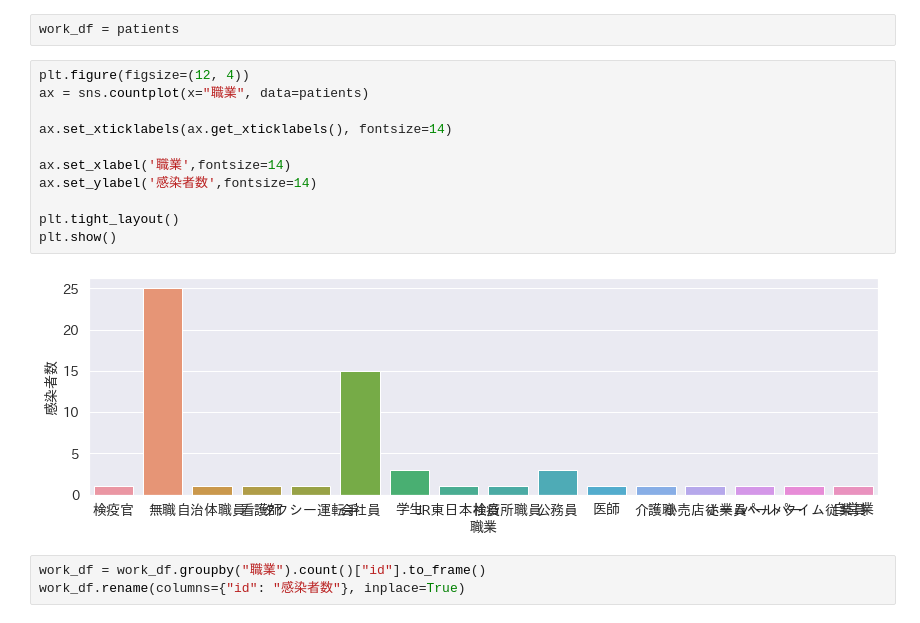
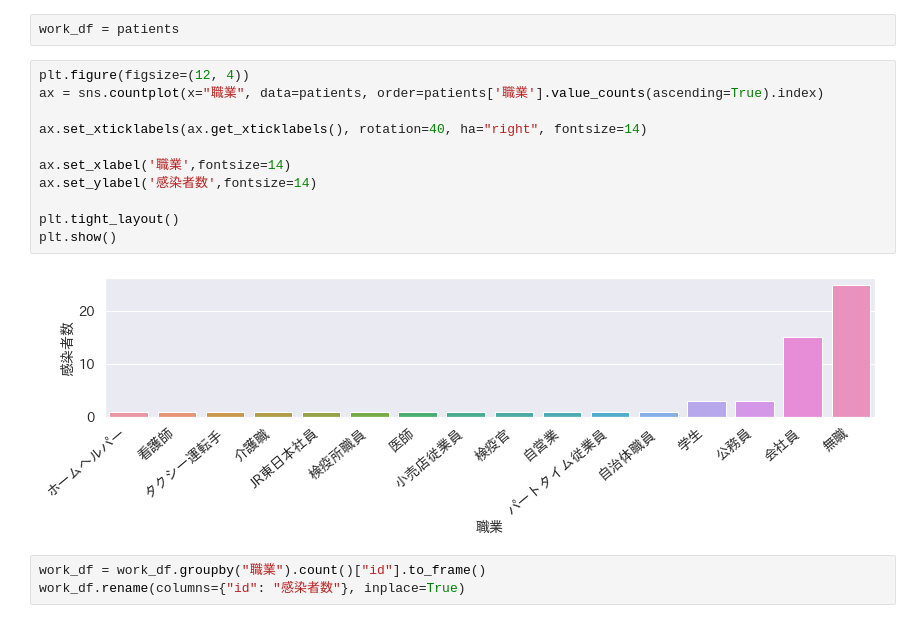
Before and after one commit to tsu-nera/hack-for-corona, a Jupyter notebook: notebooks/kanagawa-corona.ipynb, the cells around one changed output. Saved outputs shown, nothing was run; the diff lists cells and outputs as text.

```diff
--- a/notebooks/kanagawa-corona.ipynb
+++ b/notebooks/kanagawa-corona.ipynb
@@ -271,17 +271,17 @@ sex_df.plot.bar()
 work_df = patients
 # %%
 plt.figure(figsize=(12, 4))
-ax = sns.countplot(x="職業", data=patients)
+ax = sns.countplot(x="職業", data=patients, order=patients['職業'].value_counts(ascending=True).index)
 
-ax.set_xticklabels(ax.get_xticklabels(), fontsize=14)
+ax.set_xticklabels(ax.get_xticklabels(), rotation=40, ha="right", fontsize=14)
 
 ax.set_xlabel('職業',fontsize=14)
 ax.set_ylabel('感染者数',fontsize=14)
 
 plt.tight_layout()
 plt.show()
 # %% [output]
-[figure, old version]
+[figure, new version]
 # %%
 work_df = work_df.groupby("職業").count()["id"].to_frame()
 work_df.rename(columns={"id": "感染者数"}, inplace=True)
```
Also changed, not shown: parts of 1 cell of this notebook.
